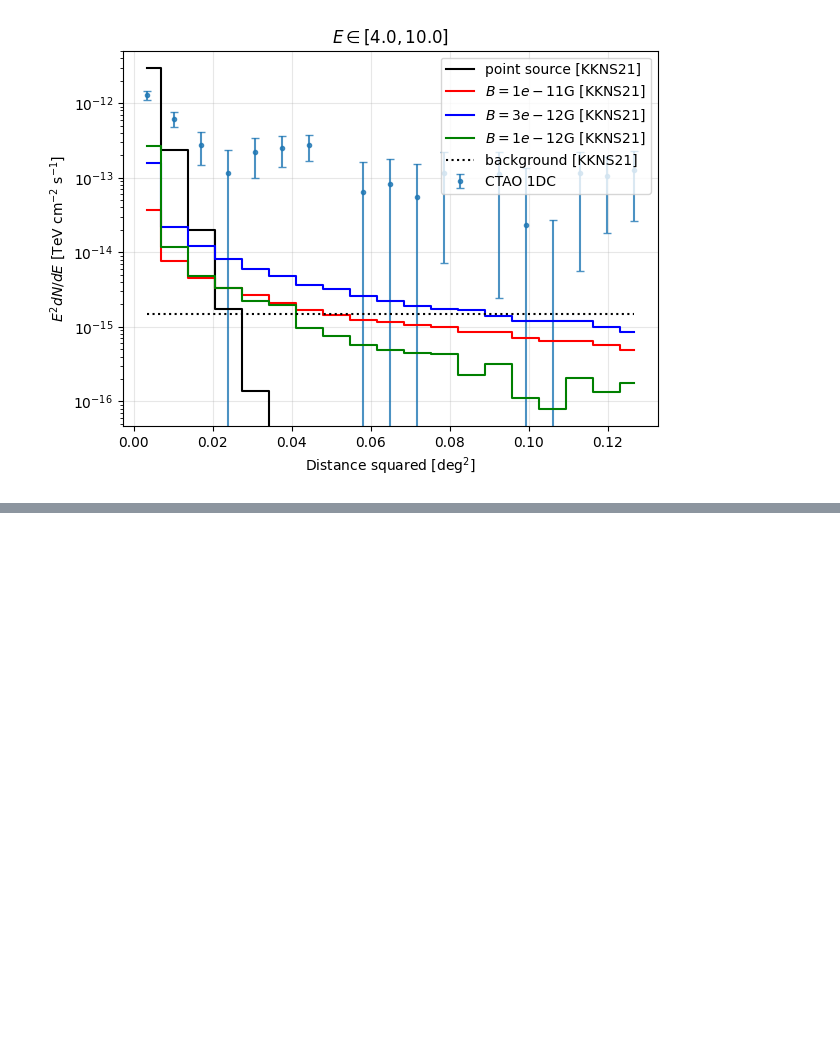
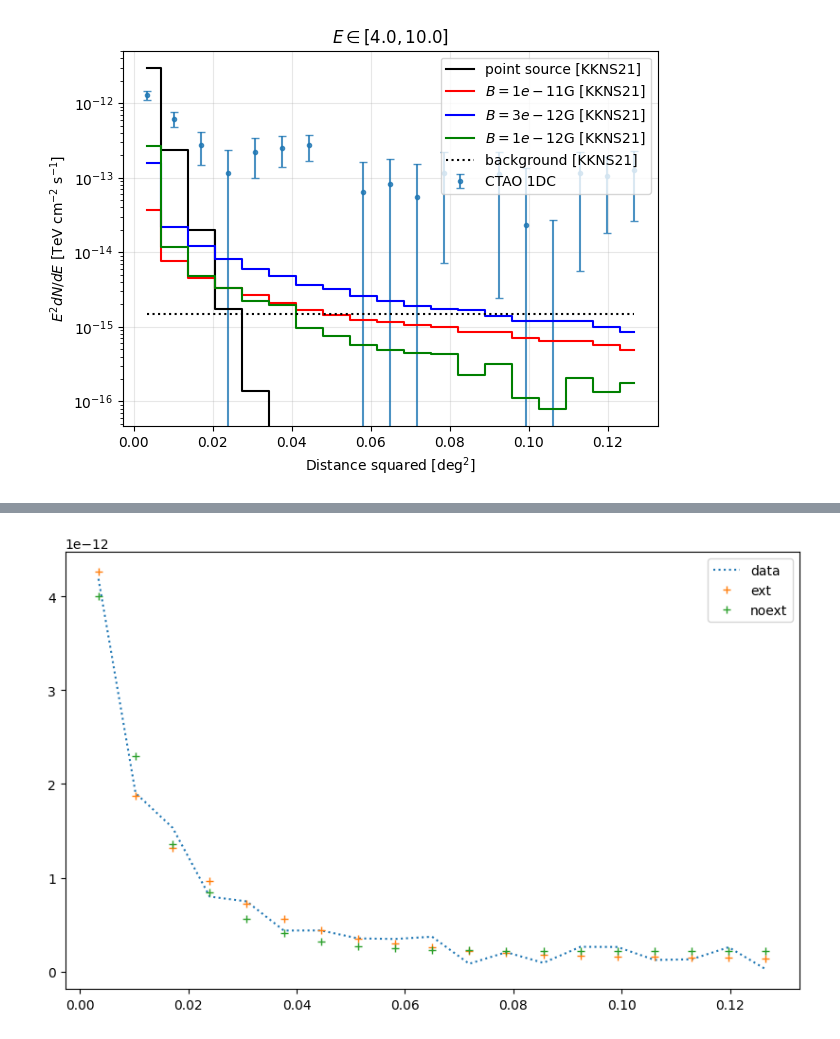
Before and after one commit to Nico812/CTAO-1DC-Blazars-analysis-TP5, a Jupyter notebook: NEW.ipynb, the cells around one changed output, grey strips where cells are left out. Cells and saved outputs as stored; diff of their text form; code cells hidden in the pictures; blank space fills up the shorter version.

Commit message:
fixed some errors in the scripts

```diff
--- a/NEW.ipynb
+++ b/NEW.ipynb
@@ -447,0 +604,99 @@ p-value: 0.7346625391853383
+# %%
+ext_norm = 5
+
+ext1 = paper_data["0.5-1.5 TeV"][3]
+ext2 = paper_data["1.5-4 TeV"][3]
+
+bkg1 = paper_data["0.5-1.5 TeV"][4]
+bkg2 = paper_data["1.5-4 TeV"][4]
+
+sed_values1, sed_errors1 = np.abs(fluxes[0]), np.abs(fluxes_err[0])
+sed_values2, sed_errors2 = np.abs(fluxes[1]), np.abs(fluxes_err[1])
+
+sed_values_double = np.concatenate([sed_values1, sed_values2])
+sed_errors_double = np.concatenate([sed_errors1, sed_errors2])
+
+
+def null_model_double(
+    angle_centers, src_norm1, src_norm2, src_sigma1, src_sigma2, bkg_norm1, bkg_norm2
+):
+    dummy_ext = np.zeros_like(ext_data_B1)
+    return fit_model_ext_double(
+        dummy_ext,
+        dummy_ext,
+        angle_centers,
+        bkg1,
+        bkg2,
+        src_norm1,
+        src_norm2,
+        src_sigma1,
+        src_sigma2,
+        bkg_norm1,
+        bkg_norm2,
+        0.0,
+    )
+
+
+init_guess = [15.0, 10.0, 0.15, 0.15, 1.0, 1.0]
+
+popt_null, _ = curve_fit(
+    null_model_double,
+    angle_bin_centers,
+    sed_values_double,
+    sigma=sed_errors_double,
+    p0=init_guess,
+    absolute_sigma=True,
+    maxfev=5000,
+)
+
+model_noext = null_model_double(angle_bin_centers, *popt_null)
+chi2_null = np.sum(
+    (
+        (sed_values_double - model_noext)
+        / sed_errors_double
+    )
+    ** 2
+)
+
+def ext_model_double(
+    angle_centers, src_norm1, src_norm2, src_sigma1, src_sigma2, bkg_norm1, bkg_norm2
+):
+    return fit_model_ext_double(
+        ext1,
+        ext2,
+        angle_centers,
+        bkg1,
+        bkg2,
+        src_norm1,
+        src_norm2,
+        src_sigma1,
+        src_sigma2,
+        bkg_norm1,
+        bkg_norm2,
+        ext_norm,
+    )
+popt, _ = curve_fit(
+    ext_model_double,
+    angle_bin_centers,
+    sed_values_double,
+    sigma=sed_errors_double,
+    p0=init_guess,
+    absolute_sigma=True,
+    maxfev=5000,
+)
+model = ext_model_double(
+    angle_bin_centers, *popt
+)
+
+chi2 = np.sum(((sed_values_double - model) / sed_errors_double) ** 2)
+delta_chi2 = chi2_null - np.array(chi2s)
+print(np.sum(delta_chi2))
+
+
+plt.figure(figsize=(10, 6))
+
+plt.plot(angle_bin_centers, sed_values_double[:len(angle_bin_centers)],":", label="data")
+plt.plot(angle_bin_centers, model[:len(angle_bin_centers)],"+", label="ext")
+plt.plot(angle_bin_centers, model_noext[:len(angle_bin_centers)],"+", label="noext")
+plt.legend()
+# %% [output]
@@ -447,0 +705 @@ p-value: 0.7346625391853383
+[figure, added]
```
Also changed, not shown: parts of 8 cells of this notebook.
